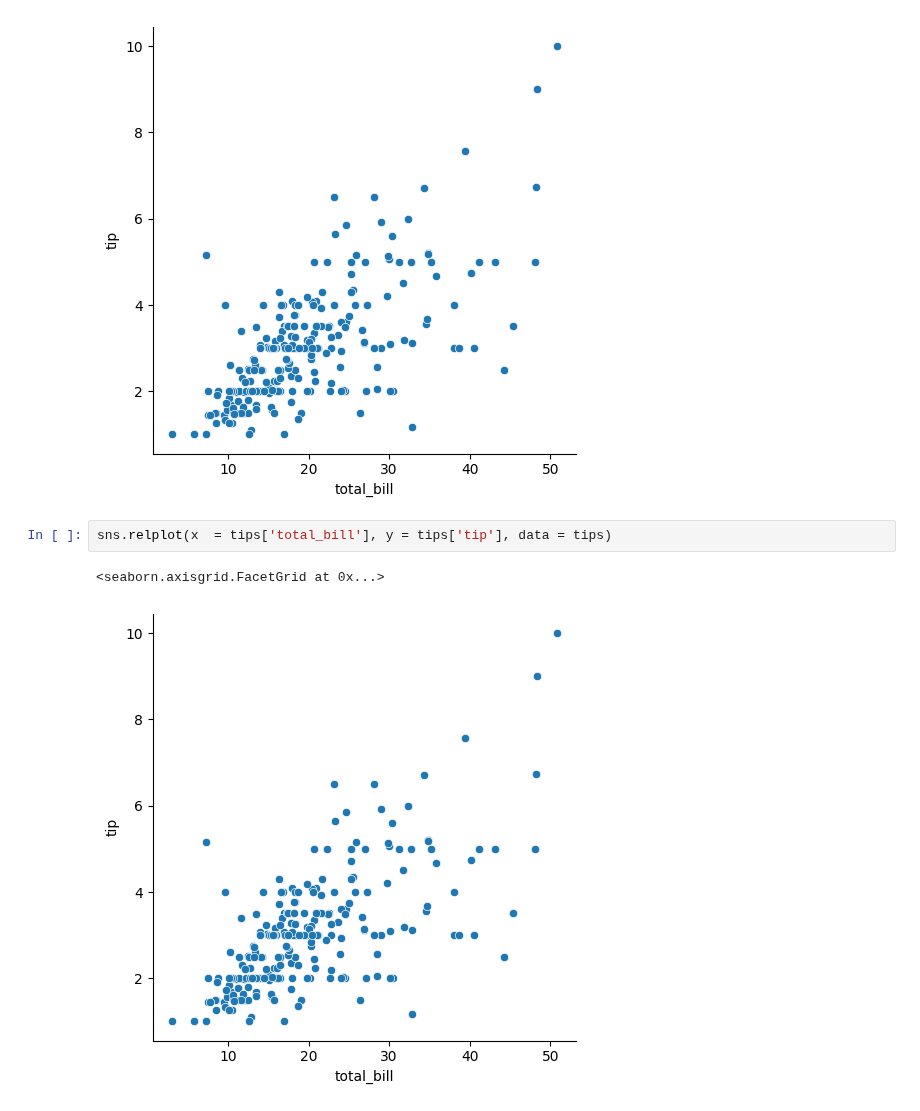
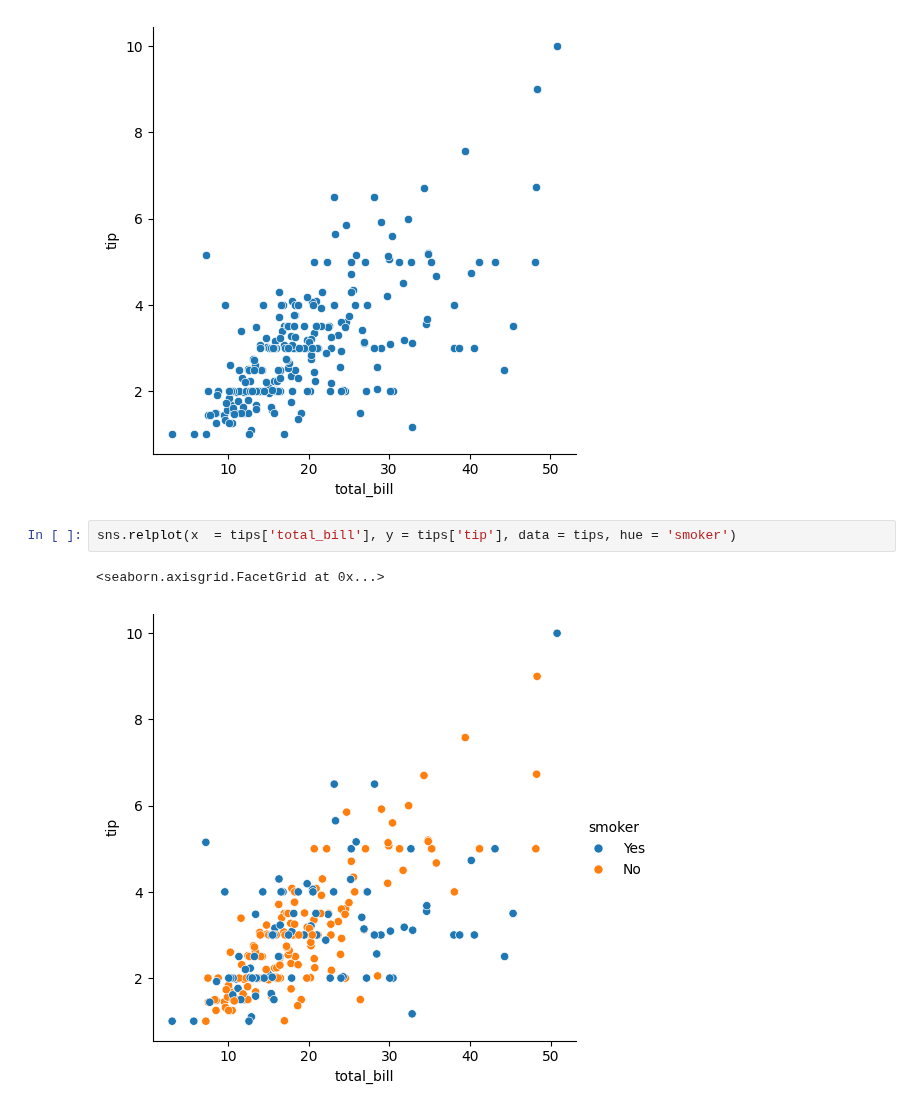
Before and after one commit to arashniroomand/MachineLearning, a Jupyter notebook: Practical_MasterClass/Seaborn.ipynb, the cells around one changed output. Drawn from its saved outputs; the diff is of its cells as text.

```diff
--- a/Practical_MasterClass/Seaborn.ipynb
+++ b/Practical_MasterClass/Seaborn.ipynb
@@ -46,7 +41,7 @@ sns.relplot(x = 'total_bill', y = 'tip', data = tips)
 <seaborn.axisgrid.FacetGrid at 0x...>
 [figure]
 # %%
-sns.relplot(x  = tips['total_bill'], y = tips['tip'], data = tips)
+sns.relplot(x  = tips['total_bill'], y = tips['tip'], data = tips, hue = 'smoker')
 # %% [output]
 <seaborn.axisgrid.FacetGrid at 0x...>
-[figure, old version]
+[figure, new version]
```
Also changed, not shown: parts of 4 cells of this notebook.
